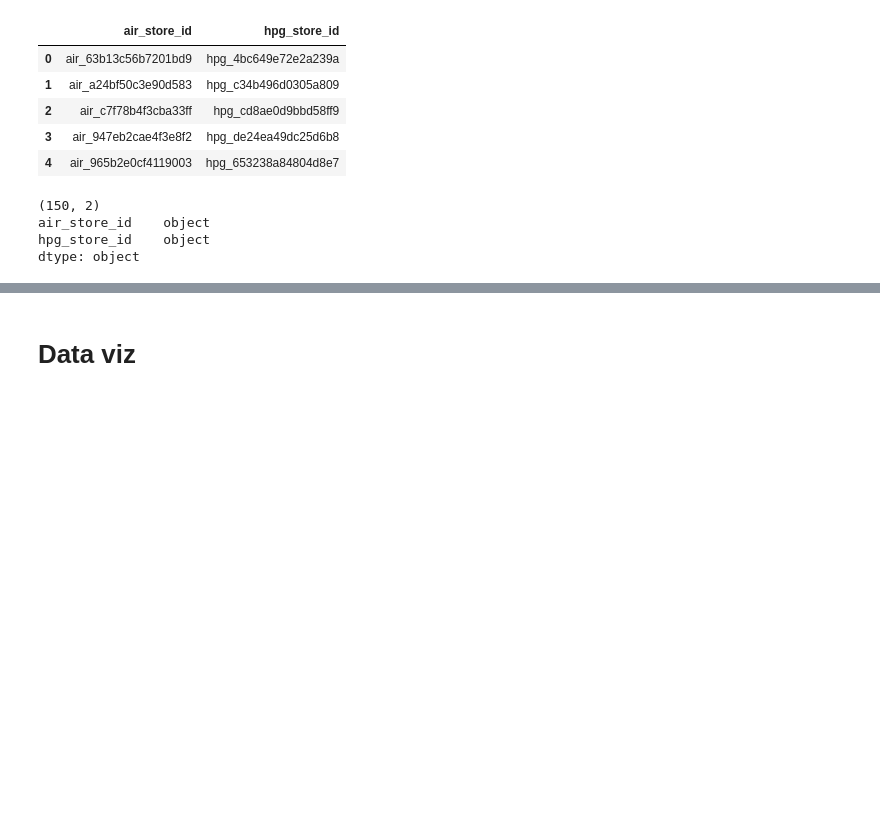
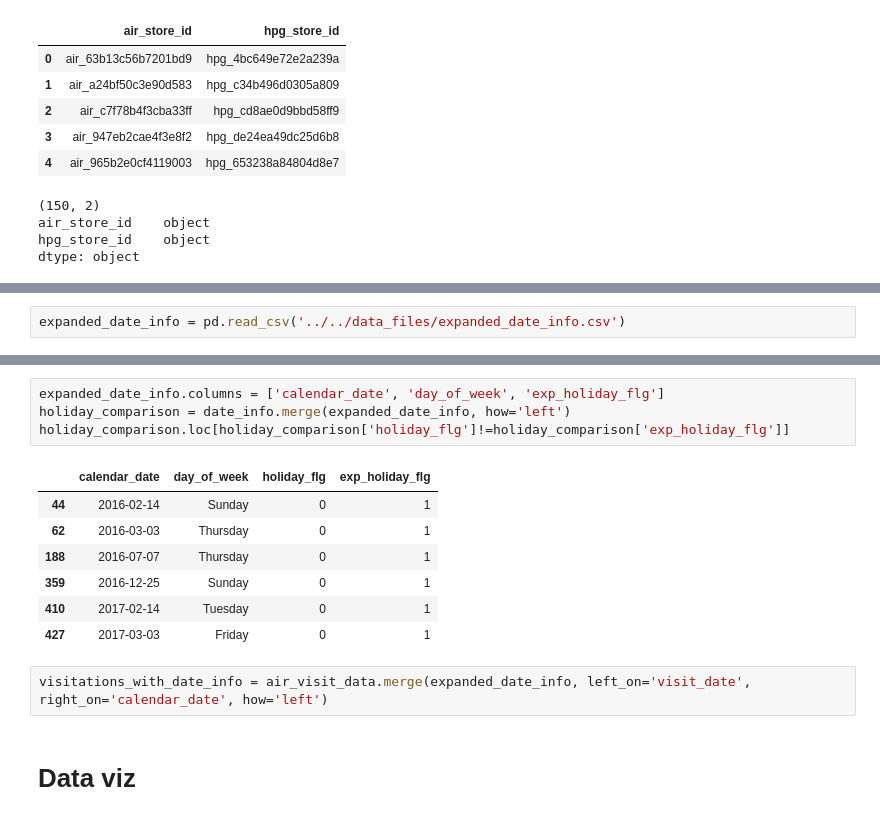
Before and after one commit to QuasiCoherentLabs/recruitVisitorForecasting, a Jupyter notebook: Notebooks/public/kaggle__recruit_restaurant_visitor_forecasting.ipynb, the cells around one changed output, grey strips where cells are left out. Saved outputs shown, nothing was run; the diff lists cells and outputs as text; blank space fills up the shorter version.

Commit message:
Add a few extra holidays and merged to the visitors df

```diff
--- a/Notebooks/public/kaggle__recruit_restaurant_visitor_forecasting.ipynb
+++ b/Notebooks/public/kaggle__recruit_restaurant_visitor_forecasting.ipynb
@@ -159,0 +164,2 @@ dtype: object
+# %%
+expanded_date_info = pd.read_csv('../../data_files/expanded_date_info.csv')
@@ -160,3 +180,17 @@ dtype: object
+# %%
+expanded_date_info.columns = ['calendar_date', 'day_of_week', 'exp_holiday_flg']
+holiday_comparison = date_info.merge(expanded_date_info, how='left')
+holiday_comparison.loc[holiday_comparison['holiday_flg']!=holiday_comparison['exp_holiday_flg']]
+# %% [output]
+|  | calendar_date | day_of_week | holiday_flg | exp_holiday_flg |
+| 44 | 2016-02-14 | Sunday | 0 | 1 |
+| 62 | 2016-03-03 | Thursday | 0 | 1 |
+| 188 | 2016-07-07 | Thursday | 0 | 1 |
+| 359 | 2016-12-25 | Sunday | 0 | 1 |
+| 410 | 2017-02-14 | Tuesday | 0 | 1 |
+| 427 | 2017-03-03 | Friday | 0 | 1 |
+# %%
+visitations_with_date_info = air_visit_data.merge(expanded_date_info, left_on='visit_date', right_on='calendar_date', how='left')
 # %% [markdown]
 # Data viz
 # %% [markdown]
```
Also changed, not shown: parts of 4 cells of this notebook.
